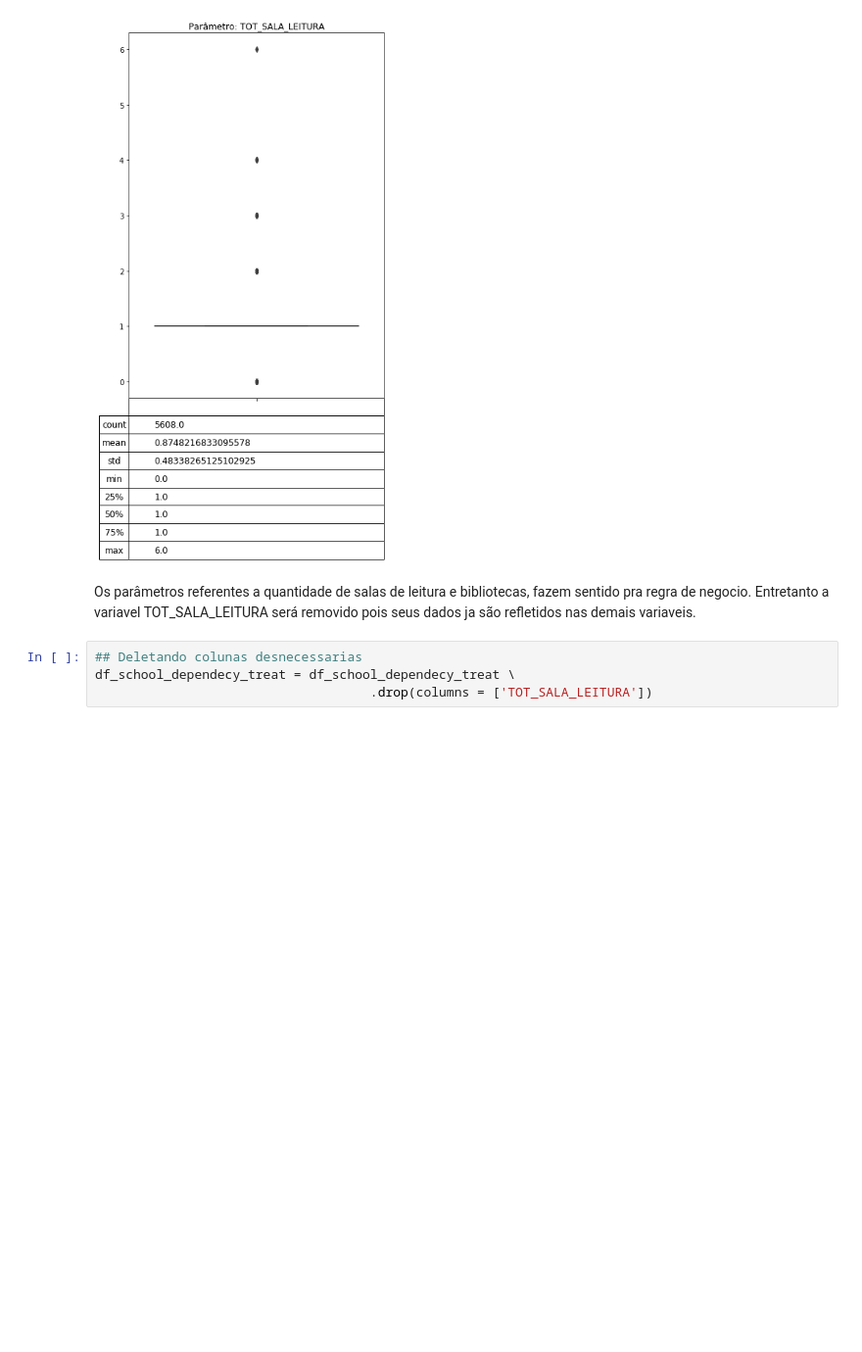
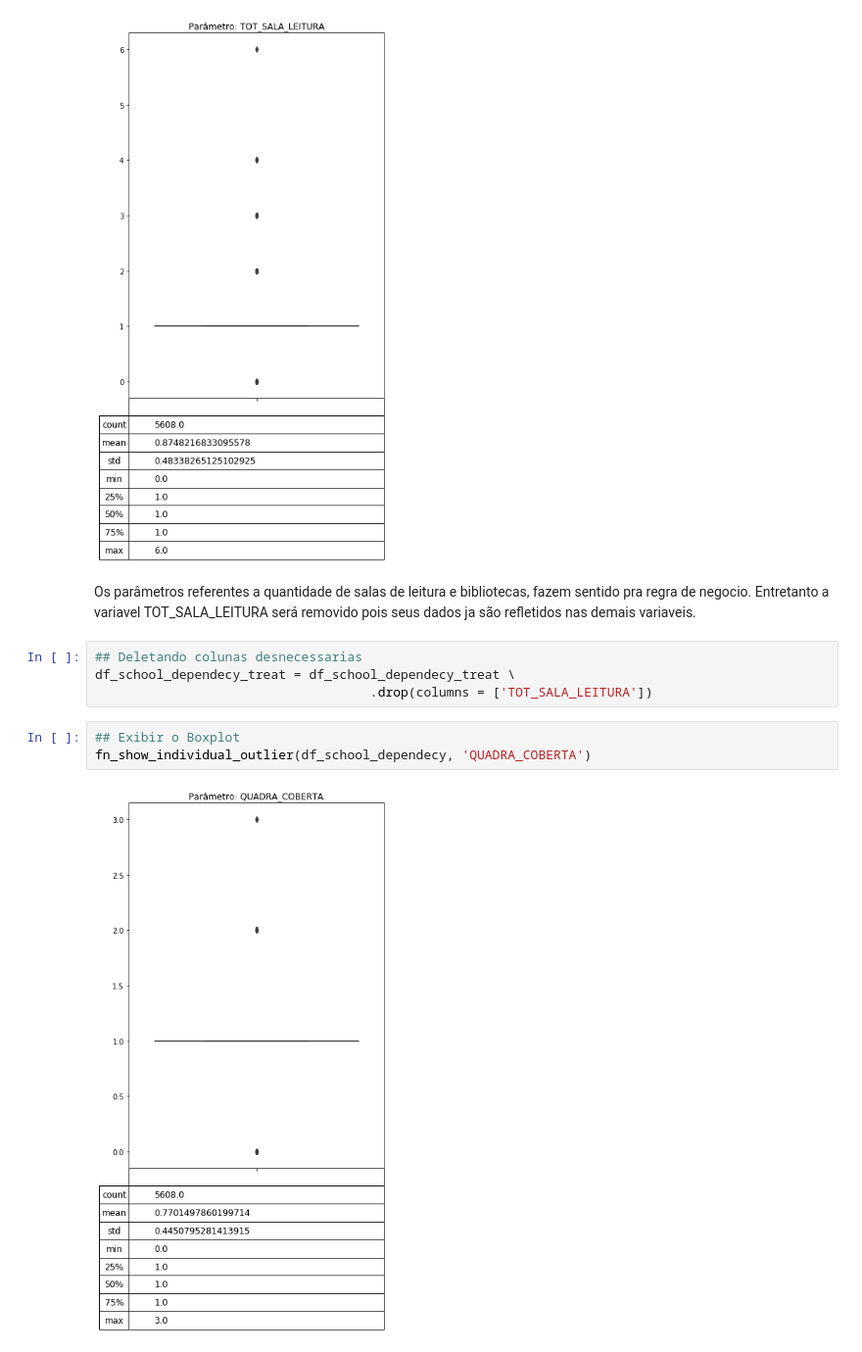
Before and after one commit to Joao-TheCosmosIsInfinite/FIA_TCC, a Jupyter notebook: notebooks/entrega2_Post12_joaoPaulo.ipynb, the cells around one changed output. Shown at 98% size. Saved outputs shown, nothing was run; the diff lists cells and outputs as text; blank space fills up the shorter version.

Commit message:
Incluido novos hiperparametros para outliers;

```diff
--- a/notebooks/entrega2_Post12_joaoPaulo.ipynb
+++ b/notebooks/entrega2_Post12_joaoPaulo.ipynb
@@ -756,3 +756,8 @@ fn_show_individual_outlier(df_school_dependecy, 'TOT_SALA_LEITURA')
 ## Deletando colunas desnecessarias
 df_school_dependecy_treat = df_school_dependecy_treat \
                                     .drop(columns = ['TOT_SALA_LEITURA'])
+# %%
+## Exibir o Boxplot
+fn_show_individual_outlier(df_school_dependecy, 'QUADRA_COBERTA')
+# %% [output]
+[figure, added]
```
Also changed, not shown: parts of 13 cells of this notebook.
